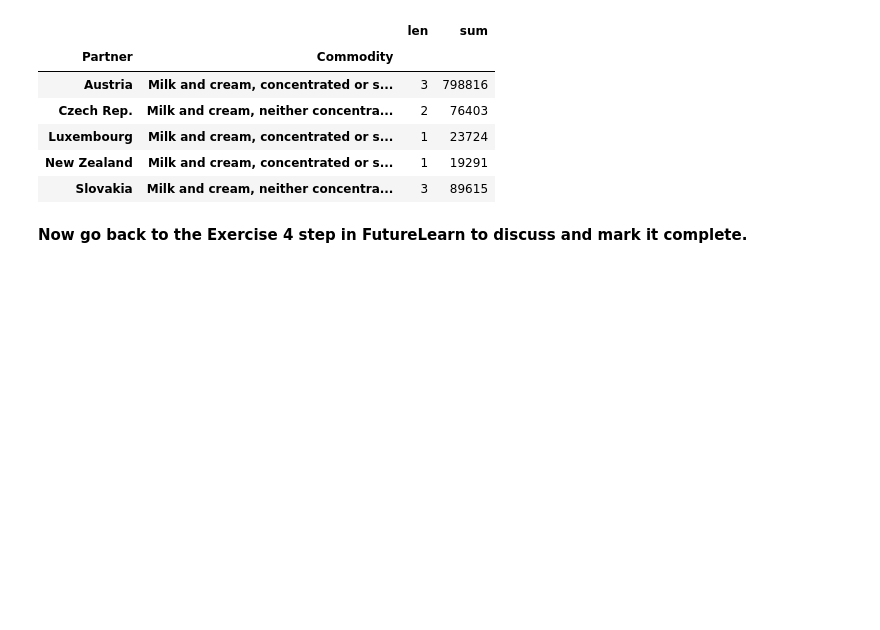
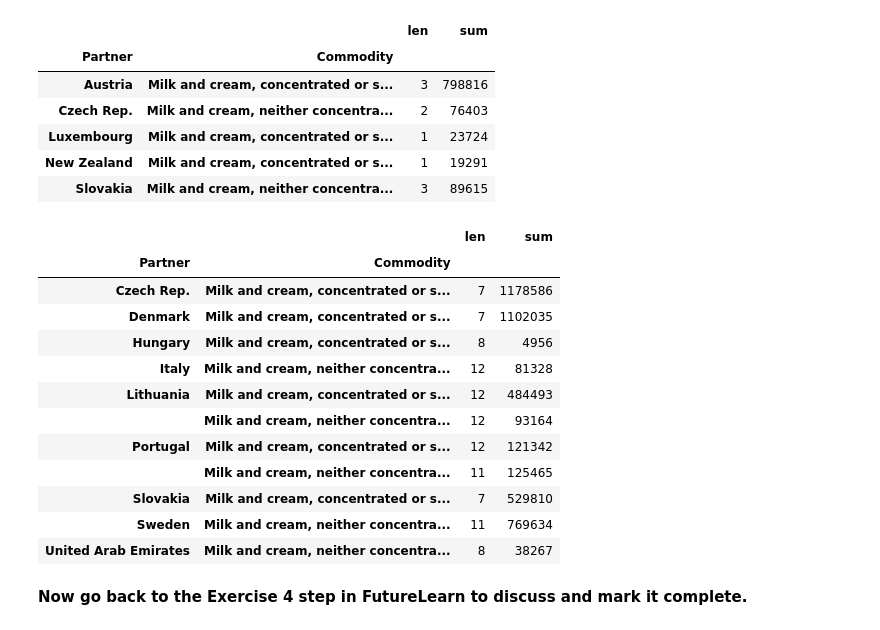
Before and after one commit to mrchrisadams/future-learn-learn-to-code, a Jupyter notebook: Week 4_exercise_notebook-copy.ipynb, the cells around one changed output. Cells and saved outputs as stored; diff of their text form; code cells hidden in the pictures; blank space fills up the shorter version.

```diff
--- a/Week 4_exercise_notebook-copy.ipynb
+++ b/Week 4_exercise_notebook-copy.ipynb
@@ -1004,10 +1004,24 @@ infrequent_big_spenders.groupby(["Partner", "Commodity"])[TV].aggregate([len, su
 | Slovakia | Milk and cream, neither concentra... | 3 | 89615 |
 # %%
 def regular_but_frugal(g):
-    return len(g) >  6 and g[TV].sum() < (10 * 1000)
+    return len(g) >  6 and g[TV].sum() < (2 * 1000 * 1000)
 
-regular_but_frugal = milk_countries_imports.groupby(["Partner", "Commodity"]).filter(big_but_infrequent)
-infrequent_big_spenders.groupby(["Partner", "Commodity"])[TV].aggregate([len, sum])
+regular_but_frugal_spenders = milk_countries_imports.groupby(["Partner", "Commodity"]).filter(regular_but_frugal)
+regular_but_frugal_spenders.groupby(["Partner", "Commodity"])[TV].aggregate([len, sum])
+# %% [output]
+|  |  | len | sum |
+| Partner | Commodity |  |  |
+| Czech Rep. | Milk and cream, concentrated or s... | 7 | 1178586 |
+| Denmark | Milk and cream, concentrated or s... | 7 | 1102035 |
+| Hungary | Milk and cream, concentrated or s... | 8 | 4956 |
+| Italy | Milk and cream, neither concentra... | 12 | 81328 |
+| Lithuania | Milk and cream, concentrated or s... | 12 | 484493 |
+|  | Milk and cream, neither concentra... | 12 | 93164 |
+| Portugal | Milk and cream, concentrated or s... | 12 | 121342 |
+|  | Milk and cream, neither concentra... | 11 | 125465 |
+| Slovakia | Milk and cream, concentrated or s... | 7 | 529810 |
+| Sweden | Milk and cream, neither concentra... | 11 | 769634 |
+| United Arab Emirates | Milk and cream, neither concentra... | 8 | 38267 |
 # %% [markdown]
 
 **Now go back to the Exercise 4 step in FutureLearn to discuss and mark it complete.**
```
Also changed, not shown: parts of 13 cells of this notebook.
